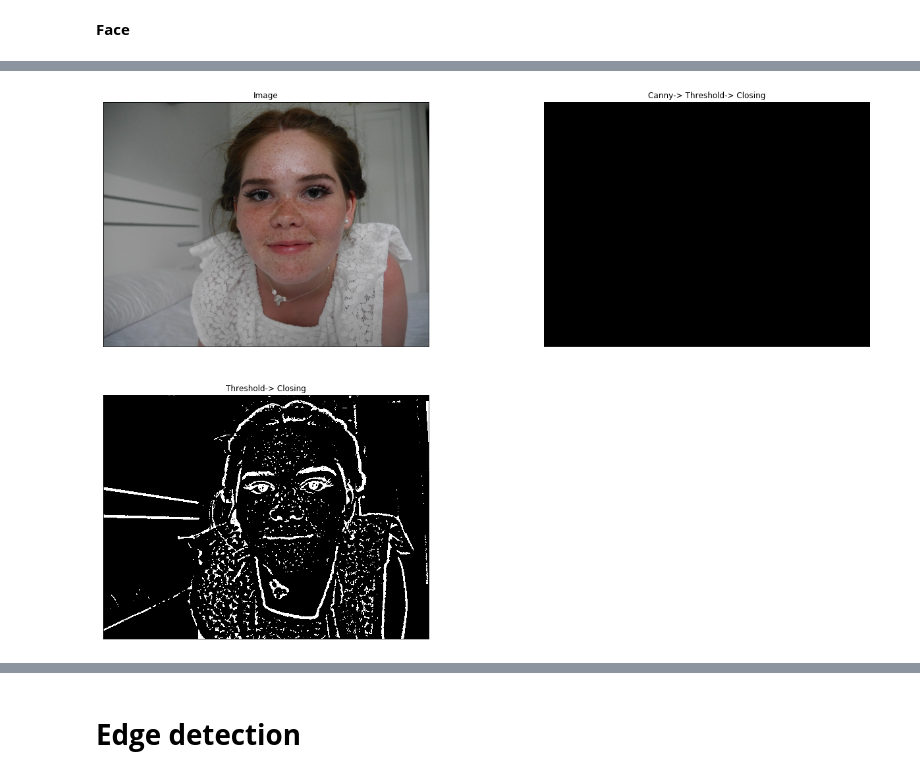
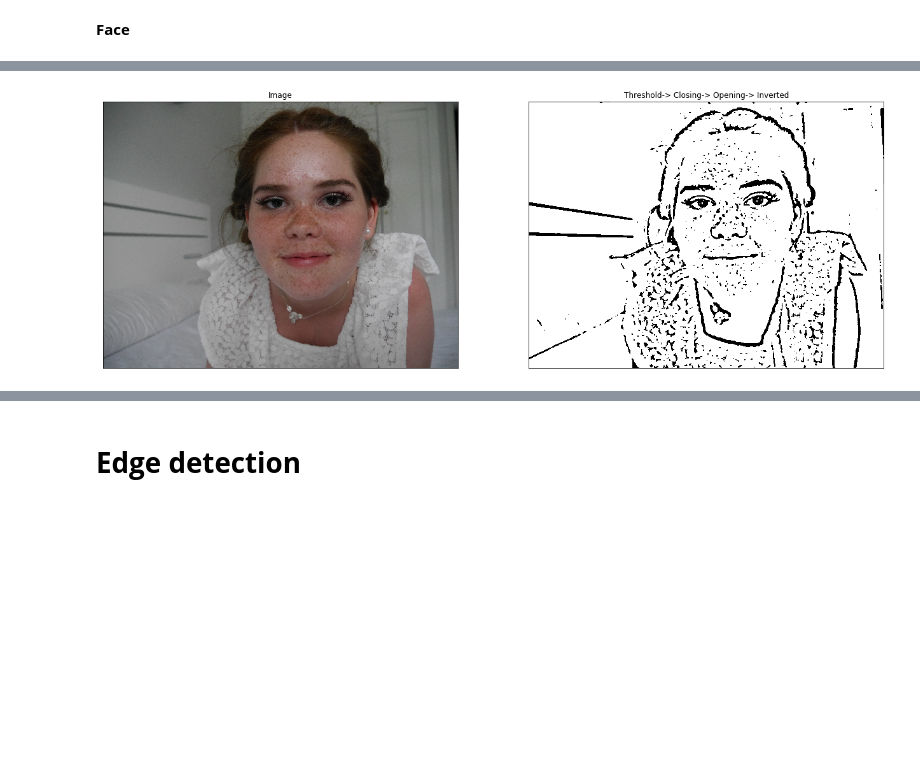
Before and after one commit to uol-mediaprocessing-201920/group-projects-coloring-book, a Jupyter notebook: main_coloring_book.ipynb, the cells around one changed output, grey strips where cells are left out. Cells and saved outputs as stored; diff of their text form; code cells hidden in the pictures; blank space fills up the shorter version.

```diff
--- a/main_coloring_book.ipynb
+++ b/main_coloring_book.ipynb
@@ -498,14 +498,14 @@ import numpy as np
 
 img = load_image("Board-Game.jpeg")
 
-q = color_quantization(img)
-r = color_replacing(q)
-c = canny(r)
+reduced = color_quantization(img)
+replaced = color_replacing(reduced)
+edges = canny(replaced)
 
 
 fig_size = [22,15]
 plt.rcParams["figure.figsize"] = fig_size
-images = [q,r,c]
+images = [reduced,replaced,edges]
 titles = ['Color Quantization','Replaced Colors','Canny']
 for i in range(3):
     plt.subplot(2,2,i+1),plt.imshow(images[i], cmap='gray')
@@ -530,14 +530,14 @@ import numpy as np
 
 img = load_image("car.JPG")
 
-q = color_quantization(img)
-r = color_replacing(q)
-c = canny(r)
+reduced = color_quantization(img)
+replaced = color_replacing(reduced)
+edges = canny(replaced)
 
 
 fig_size = [22,15]
 plt.rcParams["figure.figsize"] = fig_size
-images = [q,r,c]
+images = [reduced,replaced,edges]
 titles = ['Color Quantization','Replaced Colors','Canny']
 for i in range(3):
     plt.subplot(2,2,i+1),plt.imshow(images[i], cmap='gray')
@@ -692,29 +720,24 @@ import cv2
 import numpy as np
 
 img = load_image("face1.JPG")
-img = gaussian_blur(img)
+blur = gaussian_blur(img)
 
-c = canny(img)
+gray_image = gray(blur)
+threshold = adaptive_threshold(gray_image)
+inv = cv2.bitwise_not(threshold)
+kernel = np.ones((9,9),np.uint8)
+closing = cv2.morphologyEx(inv, cv2.MORPH_CLOSE, kernel)
+kernel = np.ones((9,9),np.uint8)
+opening = cv2.morphologyEx(closing, cv2.MORPH_OPEN, kernel)
+final = cv2.bitwise_not(opening)
 
-a = adaptive_threshold(c)
-i = cv2.bitwise_not(a)
-kernel = np.ones((7,7),np.uint8)
-f = cv2.morphologyEx(i, cv2.MORPH_CLOSE, kernel)
-
-g = gray(img)
-x = adaptive_threshold(g)
-y = cv2.bitwise_not(x)
-f2 = cv2.morphologyEx(y, cv2.MORPH_CLOSE, kernel)
-f2 = cv2.morphologyEx(y, cv2.MORPH_OPEN, kernel)
-kernel = np.ones((11,11),np.uint8)
-f2 = cv2.morphologyEx(y, cv2.MORPH_OPEN, kernel)
 
 fig_size = [22,15]
 plt.rcParams["figure.figsize"] = fig_size
-images = [img,f,f2]
-titles = ['Image','Canny-> Threshold-> Closing','Threshold-> Closing']
-for i in range(3):
-    plt.subplot(2,2,i+1),plt.imshow(images[i], cmap='gray')
+images = [img,final]
+titles = ['Image','Threshold-> Closing-> Opening-> Inverted']
+for i in range(2):
+    plt.subplot(1,2,i+1),plt.imshow(images[i], cmap='gray')
     plt.title(titles[i])
     plt.xticks([]),plt.yticks([])
 # %% [output]
@@ -731 +754 @@ face1.JPG.18        100%[===================>]   6.22M  --.-KB/s    in 0.08s
-[figure, old version]
+[figure, new version]
```
Also changed, not shown: parts of 10 cells of this notebook.
